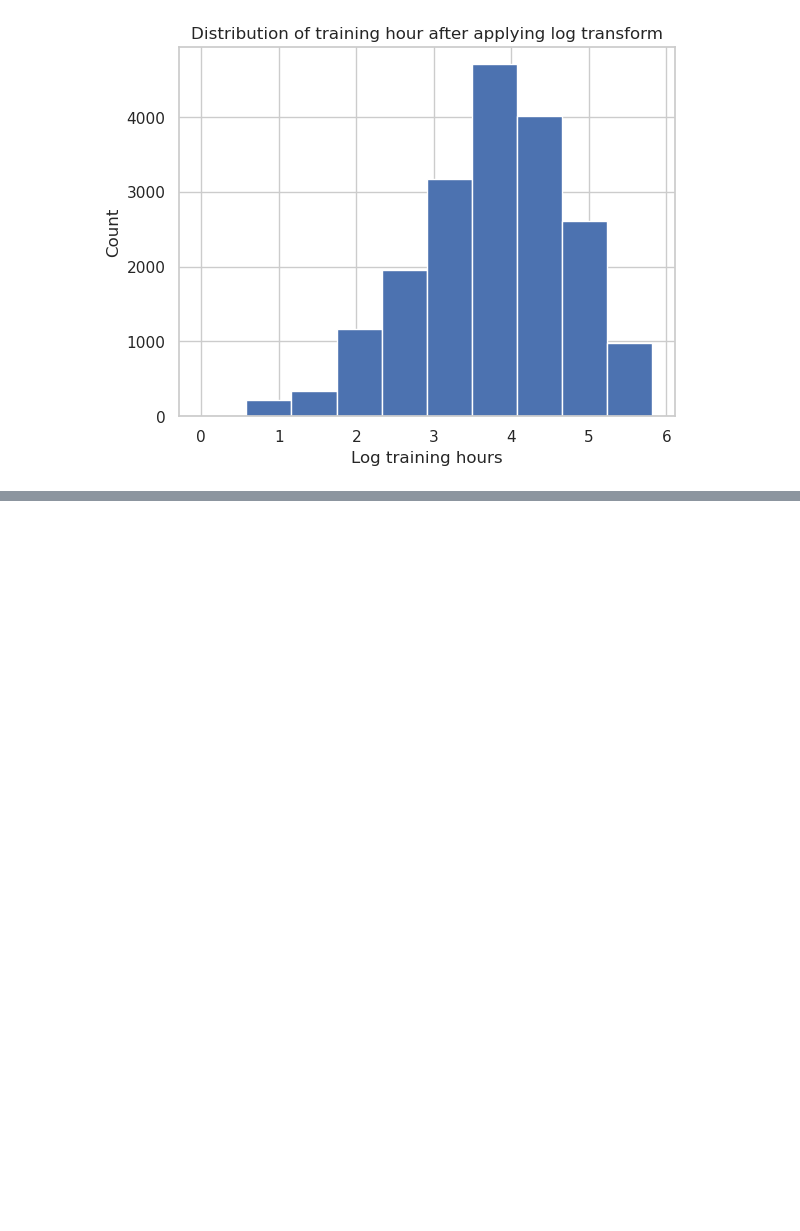
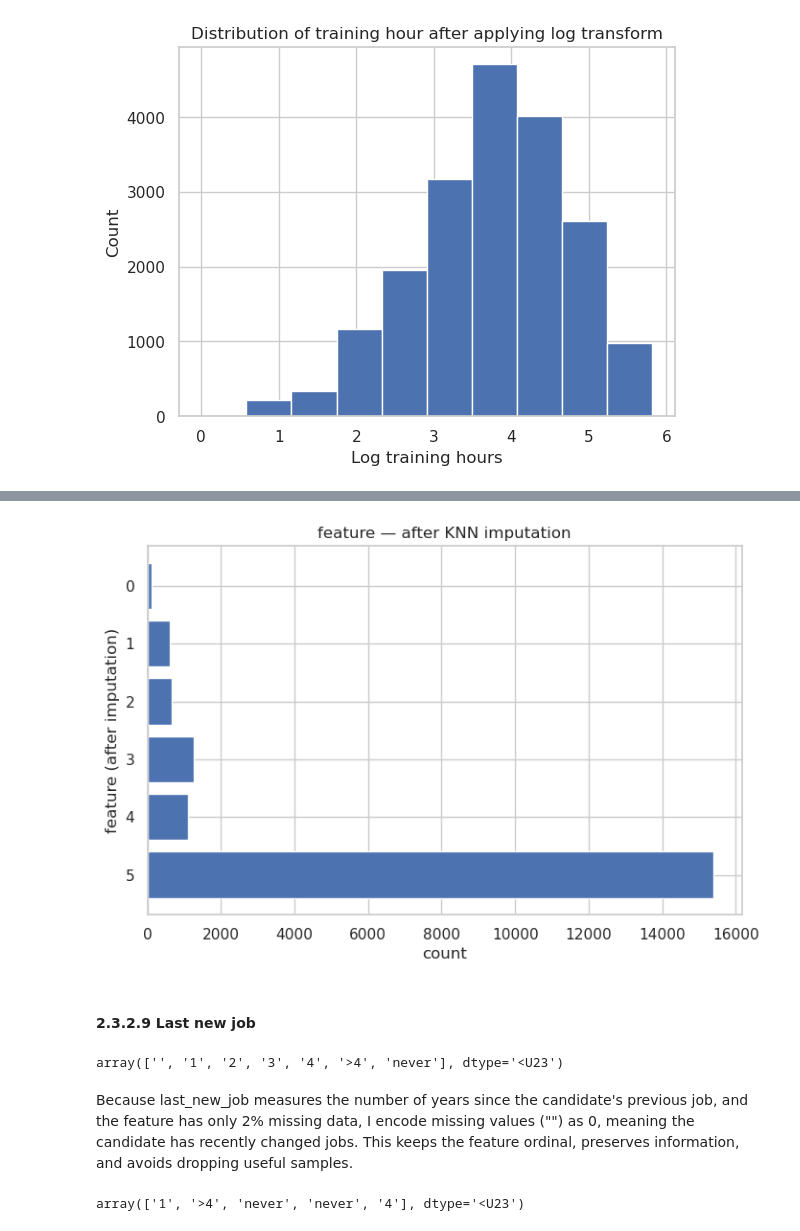
Before and after one commit to DinhXuanKhuong/Job-Change-of-Data-Scientists_Logistic-Regression-From-Scratch, a Jupyter notebook: notebooks/02_preprocessing.ipynb, the cells around one changed output, grey strips where cells are left out. Cells and saved outputs as stored; diff of their text form; code cells hidden in the pictures; blank space fills up the shorter version.

```diff
--- a/notebooks/02_preprocessing.ipynb
+++ b/notebooks/02_preprocessing.ipynb
@@ -159,0 +545,12 @@ plt.show()
+# %%
+unique, counts = np.unique(company_type_ids_imputed, return_counts=True)
+
+# sort by count descending
+sort_idx = np.argsort(counts)[::-1]
+unique = unique[sort_idx]
+counts = counts[sort_idx]
+
+# plot
+plot_imputation(unique, counts)
+# %% [output]
+[figure, added]
@@ -159,0 +559,13 @@ plt.show()
+# %% [markdown]
+#### 2.3.2.9 Last new job
+# %%
+last_new_job_col = col_arrays["last_new_job"]
+np.unique(last_new_job_col)
+# %% [output]
+array(['', '1', '2', '3', '4', '>4', 'never'], dtype='<U23')
+# %% [markdown]
+Because last_new_job measures the number of years since the candidate's previous job, and the feature has only 2% missing data, I encode missing values ("") as 0, meaning the candidate has recently changed jobs. This keeps the feature ordinal, preserves information, and avoids dropping useful samples.
+# %%
+last_new_job_col[:5]
+# %% [output]
+array(['1', '>4', 'never', 'never', '4'], dtype='<U23')
```
Also changed, not shown: parts of 75 cells of this notebook, 5 other files.
